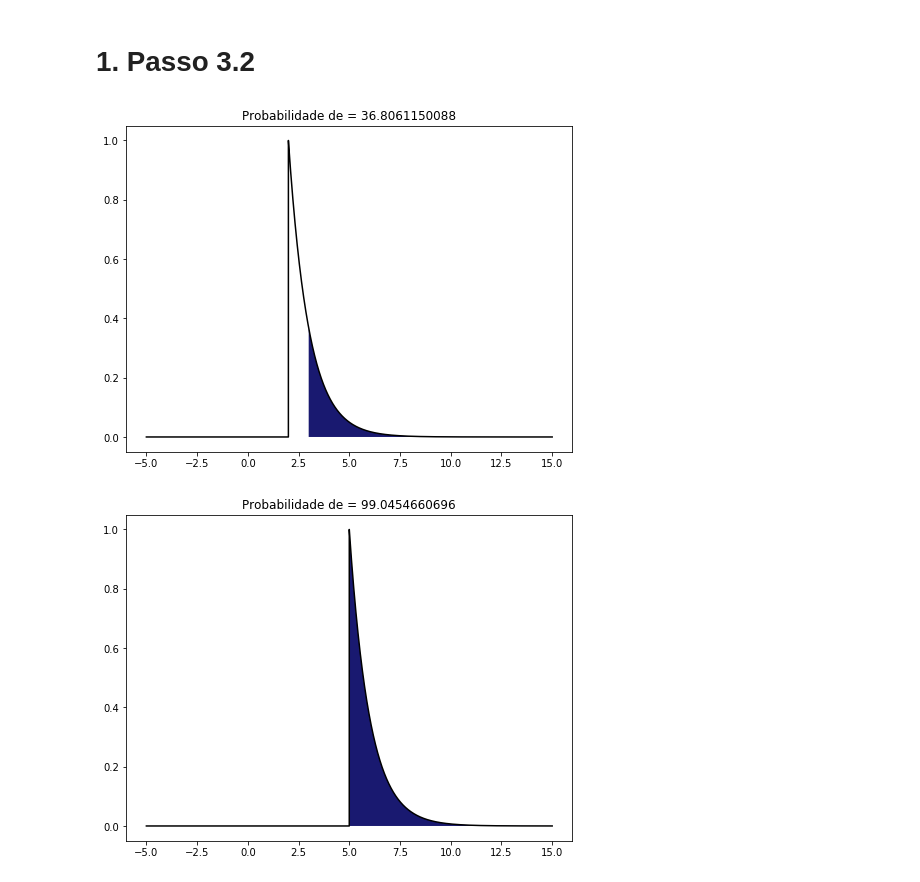
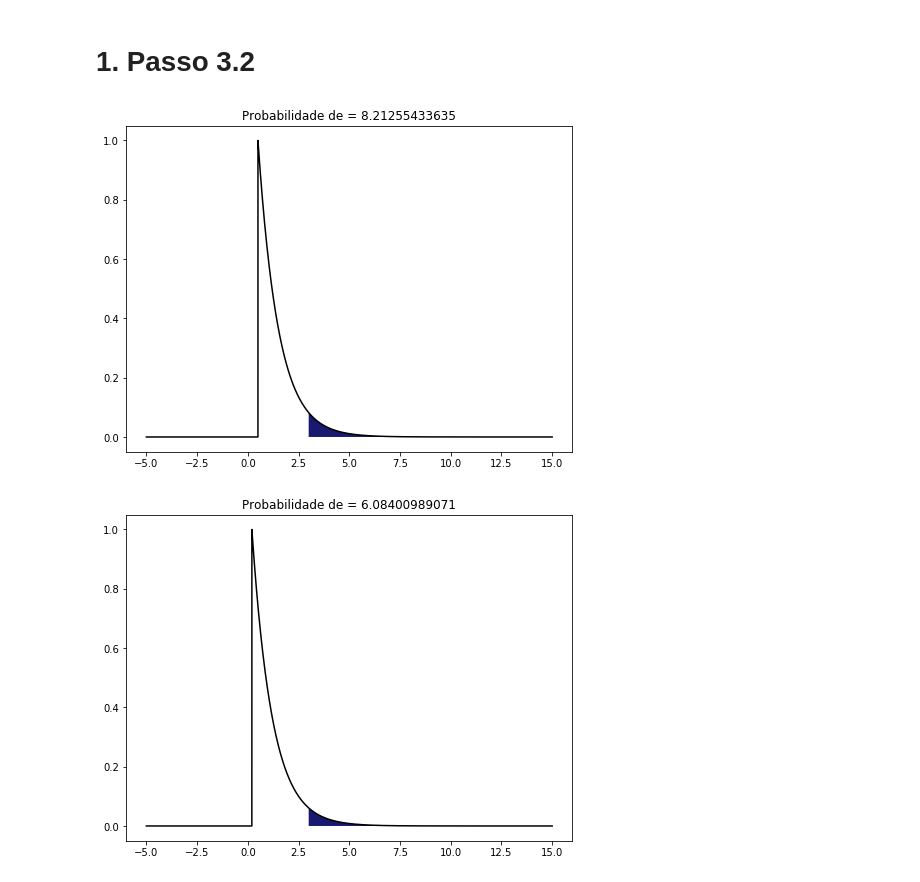
Before and after one commit to victordcsilva/DCO2004_Lab_Prototipagem, a Jupyter notebook: H07/Entrega_h07.ipynb, the cells around one changed output. Cells and saved outputs as stored; diff of their text form; code cells hidden in the pictures.

```diff
--- a/H07/Entrega_h07.ipynb
+++ b/H07/Entrega_h07.ipynb
@@ -283,7 +283,7 @@ import numpy as np
 from scipy import stats
 import matplotlib.pyplot as plt
 # Distribuição
-mu = 2                                       # Média
+mu = 1/2                                       # Média
 
 T=0.001                                      # Taxa de amostragem
 x=np.arange(-5,15+T,T)                        # Eixo x
@@ -299,27 +299,28 @@ plt.title('Probabilidade de = ' + str(prob1))      # Mostra valor verdadeiro de
 plt.fill_between(x[indices],DistExp[indices],facecolor='midnightblue')
 plt.show()
 # %% [output]
-[figure, old version]
+[figure, new version]
 # %%
+
 import numpy as np
 from scipy import stats
 import matplotlib.pyplot as plt
 # Distribuição
-mu = 5                                       # Média
+mu = 1/5                                       # Média
 
 T=0.001                                      # Taxa de amostragem
 x=np.arange(-5,15+T,T)                        # Eixo x
-DistNorm=stats.expon.pdf(x,mu)          # Distribuição
+DistExp=stats.expon.pdf(x,mu)          # Distribuição
 # Cálculo da probabilidade
 limite_esquerdo = np.max(np.where(x<3))
 limite_direito = np.min(np.where(x>=15))
 indices = np.arange(limite_esquerdo+1,limite_direito)
-prob1=abs(1-np.sum(DistNorm[indices])*T*100)        # Probabilidade de um evento ocorrer no intervalo
+prob1=abs(np.sum(DistExp[indices])*T*100)        # Probabilidade de um evento ocorrer no intervalo
 
 plt.figure(1,[8,6])
-plt.plot(x,DistNorm,'k')
+plt.plot(x,DistExp,'k')
 plt.title('Probabilidade de = ' + str(prob1) )     # Mostra valor verdadeiro de prob1
-plt.fill_between(x[indices],DistNorm[indices],facecolor='midnightblue')
+plt.fill_between(x[indices],DistExp[indices],facecolor='midnightblue')
 plt.show()
 # %% [output]
-[figure, old version]
+[figure, new version]
```
